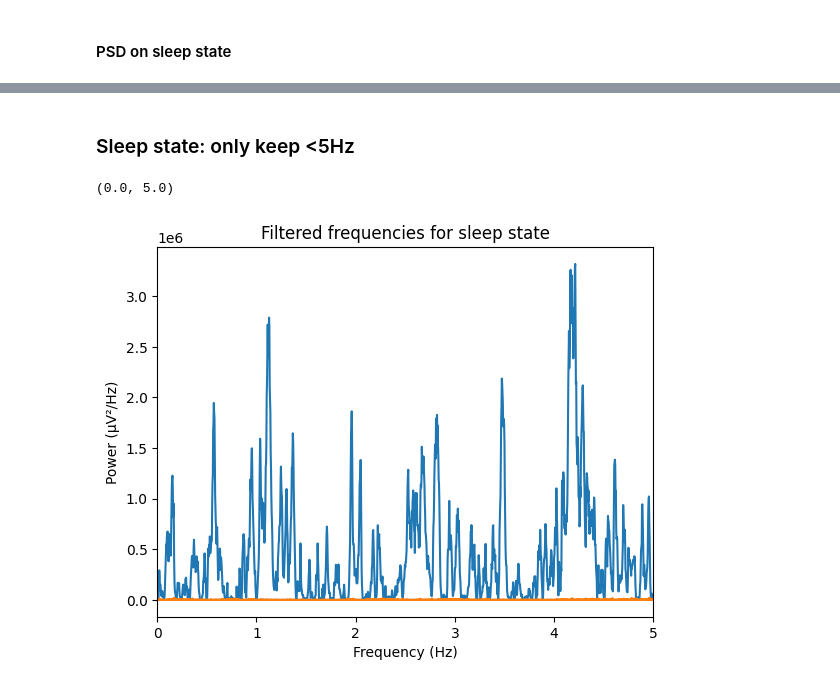
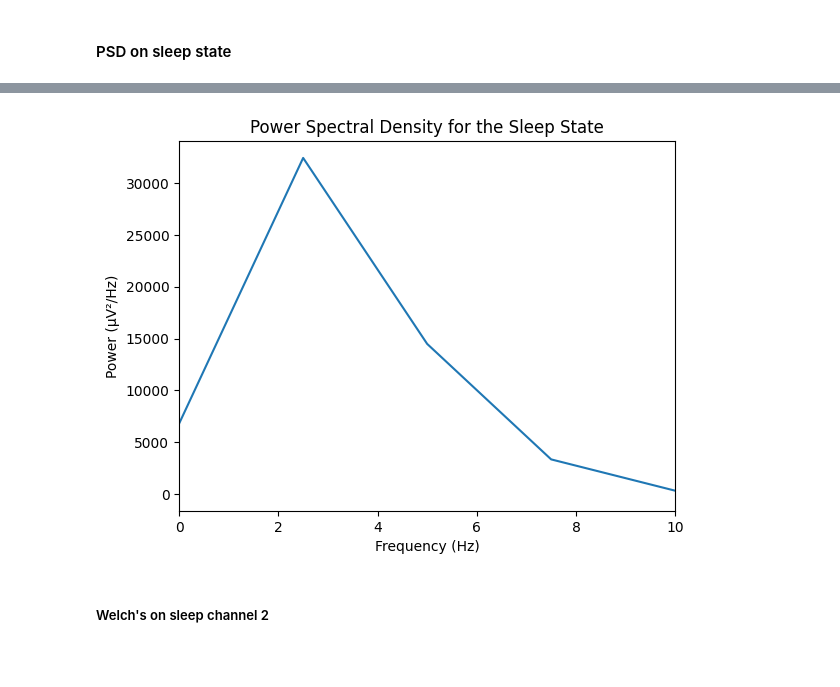
Before and after one commit to Indraniiii/118C_rat, a Jupyter notebook: COGS118_LFP_rats.ipynb, the cells around one changed output, grey strips where cells are left out. Drawn from its saved outputs; the diff is of its cells as text; code cells hidden in the pictures; blank space fills up the shorter version.

Commit message:
preprocessing to fix data , finished
+ added filtering before process
+ divided channels
+ PSD/Welch's on 4 channels

```diff
--- a/COGS118_LFP_rats.ipynb
+++ b/COGS118_LFP_rats.ipynb
@@ -66,0 +94,12 @@ Text(0.5, 1.0, 'LFP during sleep state')
+# %%
+###filtering the signals
+#high pass to allow higher frequencies than 8Hz
+n = 1025
+hp = signal.firwin(n,cutoff=8,fs=Fs, pass_zero='highpass') # This function designs a FIR filter
+#Sanity check, check filter working as intended
+plt.plot(hp)
+plt.xlabel('Filter delays (n)')
+plt.ylabel('Filter function h(n)')
+
+#, allow less than 8Hz
+lp = signal.firwin(n,cutoff=8,fs=Fs, pass_zero='lowpass') # This function designs a FIR filter
@@ -67,3 +111,12 @@ Text(0.5, 1.0, 'LFP during sleep state')
+# %%
+#### apply filtering
+#wake state
+hpf_1wake = np.convolve(wake1_channel, hp, mode='same')
+hpf_2wake = np.convolve(wake2_channel, hp, mode='same')
+
+#sleep state
+lpf_1sleep = np.convolve(sleep1_channel, lp, mode='same')
+lpf_2sleep = np.convolve(sleep2_channel, lp, mode='same')
 # %% [markdown]
 ### Perform PSD on both the wake and sleep states
 # %% [markdown]
@@ -122,15 +226,12 @@ plt.show
 # %%
 #PSD on sleep state
-sleep_freq, sleep_psd = welch(rat_data['lfp_sleep'], fs=Fs, nperseg=500)
+sleep_freq, sleep_1psd = welch(lpf_1sleep, fs=Fs, nperseg=500)
 
-#because there are two channels, we had to perform
-#a mean on them to get the welch's method to work for plotting purposes
-sleep_psd = np.mean(sleep_psd, axis=0)
 # Plot the PSD
-plt.plot(sleep_freq, sleep_psd)
+plt.plot(sleep_freq, sleep_1psd)
 plt.title('Power Spectral Density for the Sleep State')
 plt.xlabel('Frequency (Hz)')
 plt.ylabel('Power (μV²/Hz)')
-plt.xlim(0, 30)
+plt.xlim(0, 100)
 plt.show()
 # %% [output]
@@ -156,17 +239,12 @@ plt.xlim(0,100)
-# %% [markdown]
-### Sleep state: only keep <5Hz
 # %%
-#The filter
-sleep_if = np.abs(sleep_frequency) <= 5
-sleep_pf = np.abs(sleep_dft.T * sleep_if) **2
-
-
-plt.plot(sleep_frequency, sleep_pf.T)
-plt.title('Filtered frequencies for sleep state')
+###zoom in lower frequencies for clarity
+plt.plot(sleep_freq, sleep_1psd)
+plt.title('Power Spectral Density for the Sleep State')
 plt.xlabel('Frequency (Hz)')
 plt.ylabel('Power (μV²/Hz)')
-plt.xlim(0,100)
-plt.xlim(0,5)
+plt.xlim(0, 10)
+plt.show()
 # %% [output]
-(0.0, 5.0)
-[figure, old version]
+[figure, new version]
+# %% [markdown]
+##### Welch's on sleep channel 2
```
Also changed, not shown: parts of 24 cells of this notebook.
